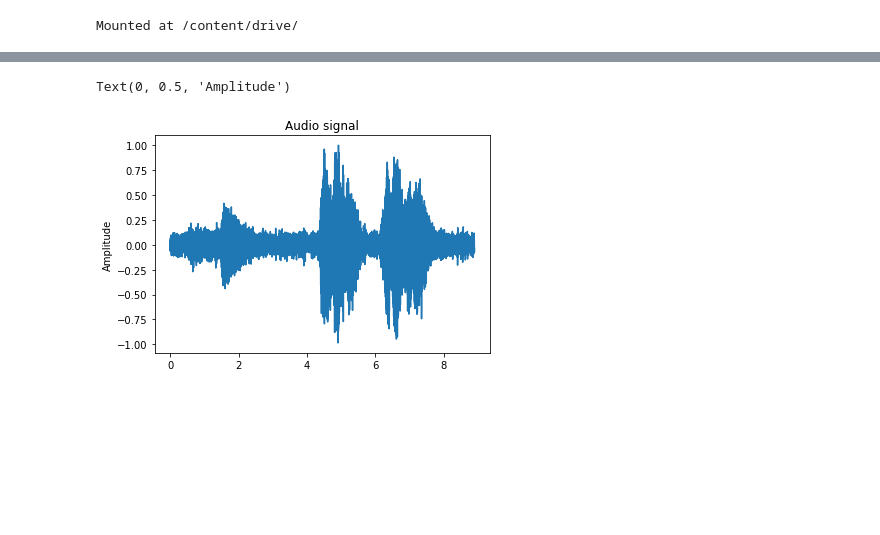
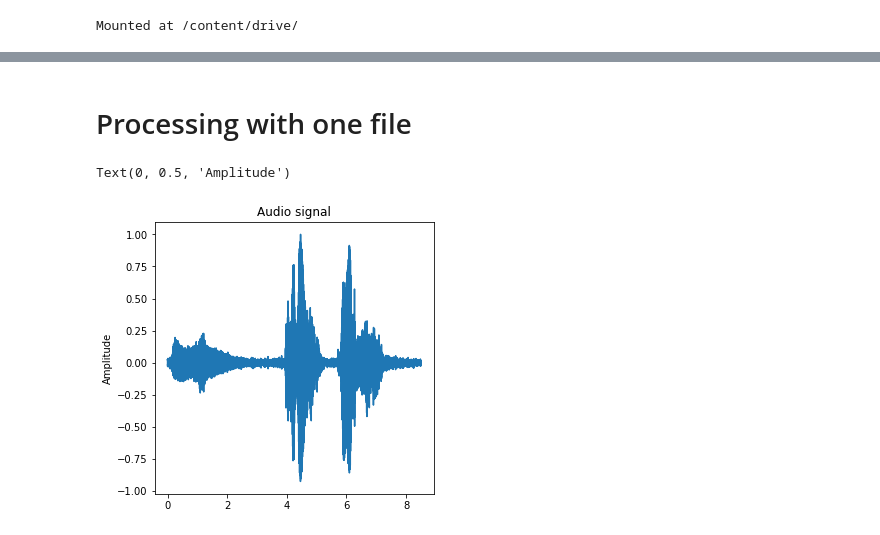
Before and after one commit to nima3333/AURA, a Jupyter notebook: aura_experiments.ipynb, the cells around one changed output, grey strips where cells are left out. Cells and saved outputs as stored; diff of their text form; code cells hidden in the pictures; blank space fills up the shorter version.

```diff
--- a/aura_experiments.ipynb
+++ b/aura_experiments.ipynb
@@ -51,28 +32,22 @@ Mounted at /content/drive/
 # %%
-ifile = wave.open("/content/drive/My Drive/experiments_AURA/audio_010.wav")
-samples = 2*ifile.getnframes()
-frequency = ifile.getframerate()
-audio = ifile.readframes(samples)
+def get_audio_file(path, nb_samples_factor=1):
+  ifile = wave.open(path)
+  samples = ifile.getnframes() * nb_samples_factor
+  frequency = ifile.getframerate()
+  audio = ifile.readframes(samples)
 
-# Convert buffer to float32 using NumPy
-audio_as_np_int16 = numpy.frombuffer(audio, dtype=numpy.int16)
-audio_as_np_float32 = audio_as_np_int16.astype(numpy.float32)
+  # Convert buffer to float32 using NumPy
+  audio_as_np_int16 = numpy.frombuffer(audio, dtype=numpy.int16)
+  audio_as_np_float32 = audio_as_np_int16.astype(numpy.float32)
 
-# Normalise float32 array so that values are between -1.0 and +1.0
-max_int16 = 2**15
+  # Normalise float32 array so that values are between -1.0 and +1.0
+  max_int16 = 2**15
 
-time = [i/frequency for i in range(samples)]
-audio_normalised = audio_as_np_float32 / max_int16
-audio_normalised = audio_normalised / max(audio_normalised)
-#sos = signal.butter(30, 100, 'hp', fs=frequency, output='sos')
-#audio_normalised = signal.sosfilt(sos, audio_normalised)
+  time = [i/frequency for i in range(samples)]
+  audio_normalised = audio_as_np_float32 / max_int16
+  audio_normalised = audio_normalised / max(audio_normalised)
 
-plt.plot(time, audio_normalised)
-plt.title('Audio signal')
-plt.ylabel('Amplitude')
+  return time, audio_normalised
-# %% [output]
-Text(0, 0.5, 'Amplitude')
-[figure, removed]
 # %%
 #https://stackoverflow.com/questions/34235530/python-how-to-get-high-and-low-envelope-of-a-signal
 def hl_envelopes_idx(s,dmin=3,dmax=4):
@@ -113,0 +107,2 @@ def real_dft(x):
+# %% [markdown]
+# Processing with one file
@@ -113,0 +111,8 @@ def real_dft(x):
+# %%
+time, audio = get_audio_file("/content/drive/My Drive/experiments_AURA/audio_002.wav", 2)
+plt.plot(time, audio)
+plt.title('Audio signal')
+plt.ylabel('Amplitude')
+# %% [output]
+Text(0, 0.5, 'Amplitude')
+[figure, added]
```
Also changed, not shown: parts of 38 cells of this notebook, 35 other files.
